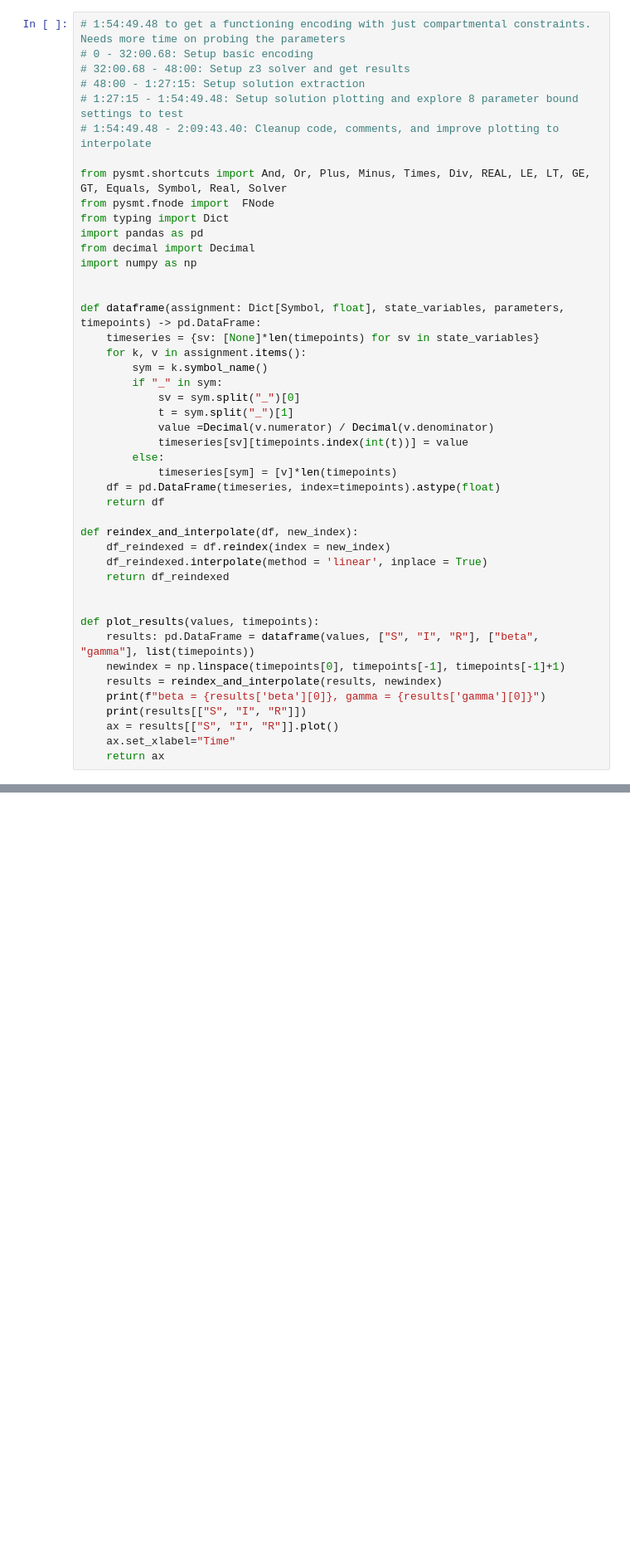
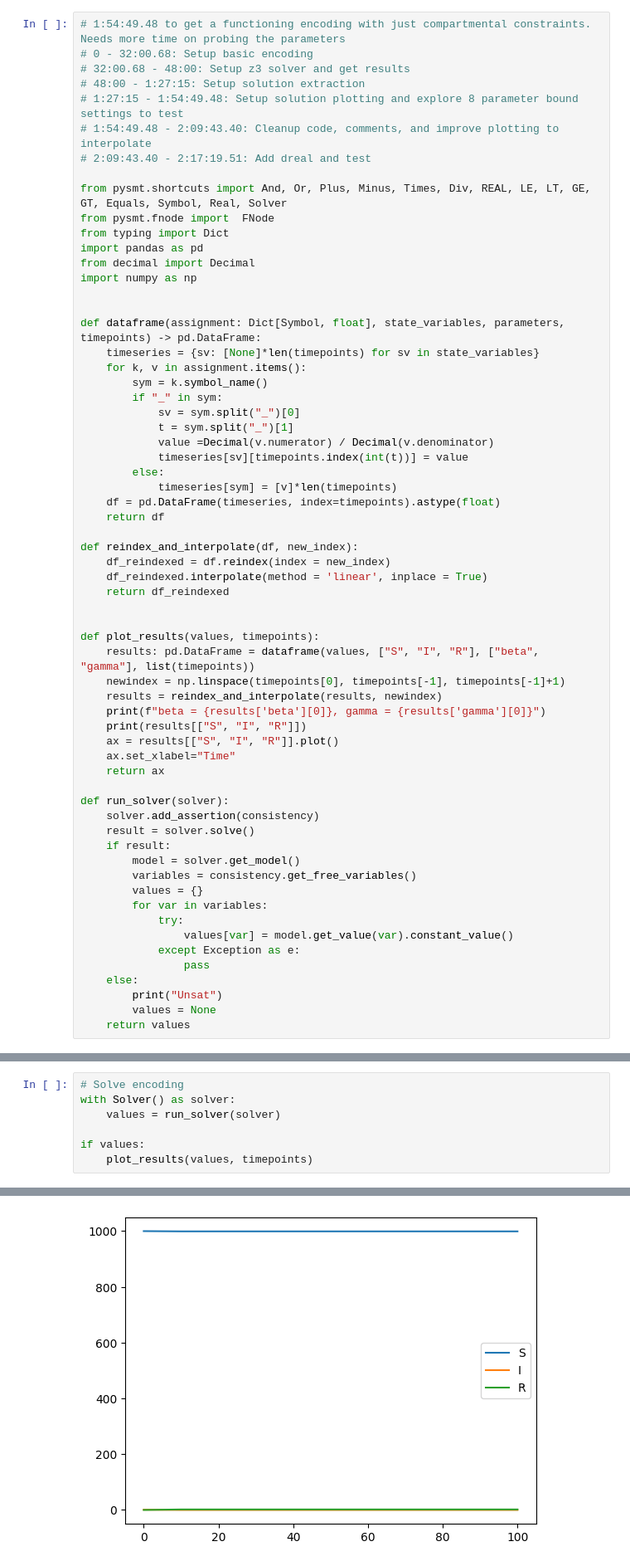
Before and after one commit to siftech/funman, a Jupyter notebook: scratch/notebooks/sir-eval-smt-encoding.ipynb, the cells around one changed output, grey strips where cells are left out. Shown at 83% size. Saved outputs shown, nothing was run; the diff lists cells and outputs as text; blank space fills up the shorter version.

Commit message:
add dreal

```diff
--- a/scratch/notebooks/sir-eval-smt-encoding.ipynb
+++ b/scratch/notebooks/sir-eval-smt-encoding.ipynb
@@ -5,6 +5,7 @@
 # 48:00 - 1:27:15: Setup solution extraction
 # 1:27:15 - 1:54:49.48: Setup solution plotting and explore 8 parameter bound settings to test
 # 1:54:49.48 - 2:09:43.40: Cleanup code, comments, and improve plotting to interpolate
+# 2:09:43.40 - 2:17:19.51: Add dreal and test
 
 from pysmt.shortcuts import And, Or, Plus, Minus, Times, Div, REAL, LE, LT, GE, GT, Equals, Symbol, Real, Solver
 from pysmt.fnode import  FNode
@@ -43,6 +44,23 @@ def plot_results(values, timepoints):
     ax = results[["S", "I", "R"]].plot()
     ax.set_xlabel="Time"
     return ax
+
+def run_solver(solver):
+    solver.add_assertion(consistency)
+    result = solver.solve()
+    if result:
+        model = solver.get_model()
+        variables = consistency.get_free_variables()
+        values = {}
+        for var in variables:
+            try:
+                values[var] = model.get_value(var).constant_value()
+            except Exception as e:
+                pass
+    else:
+        print("Unsat")
+        values = None
+    return values
 # %%
 # Configure these bounds (lower, upper) to configure the parameter space
 
@@ -186,0 +183,8 @@ AttributeError: module 'pandas' has no attribute 'Float64Index'
+# %%
+# Solve encoding
+with Solver() as solver:
+    values = run_solver(solver)
+
+if values:
+    plot_results(values, timepoints)
+# %% [output]
@@ -186,0 +206 @@ AttributeError: module 'pandas' has no attribute 'Float64Index'
+[figure, added]
```
Also changed, not shown: parts of 3 cells of this notebook.
